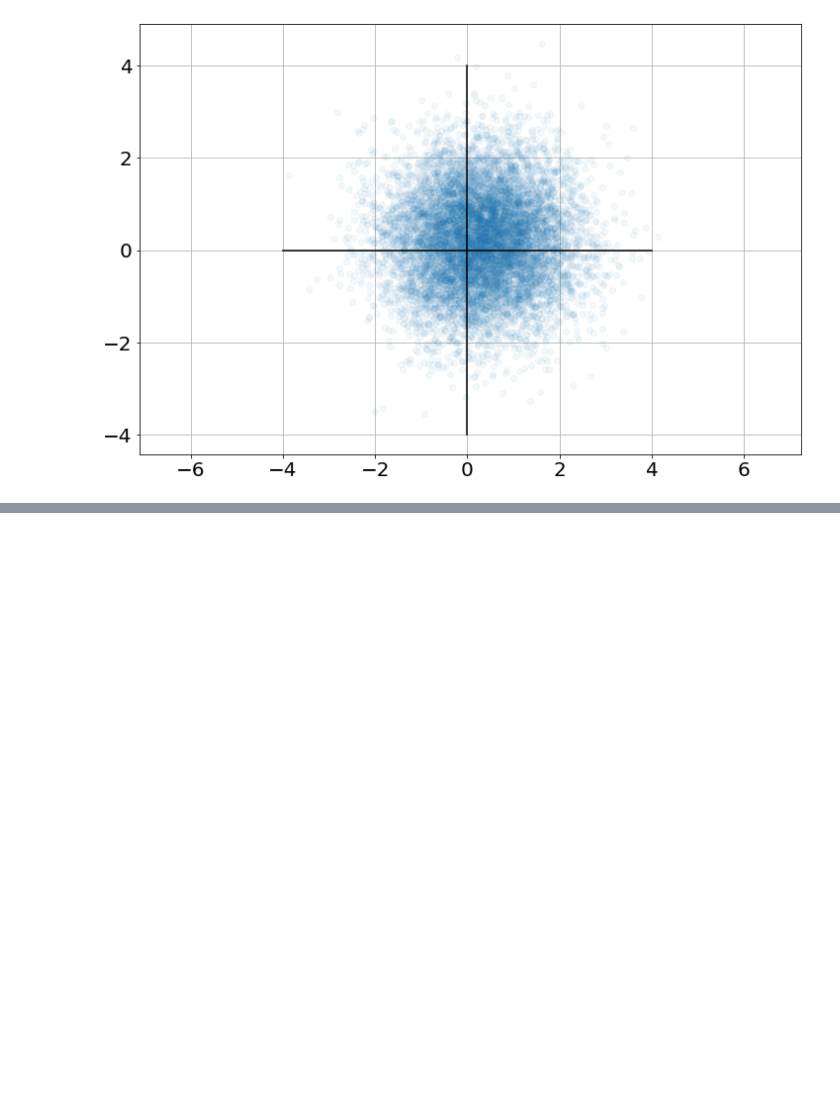
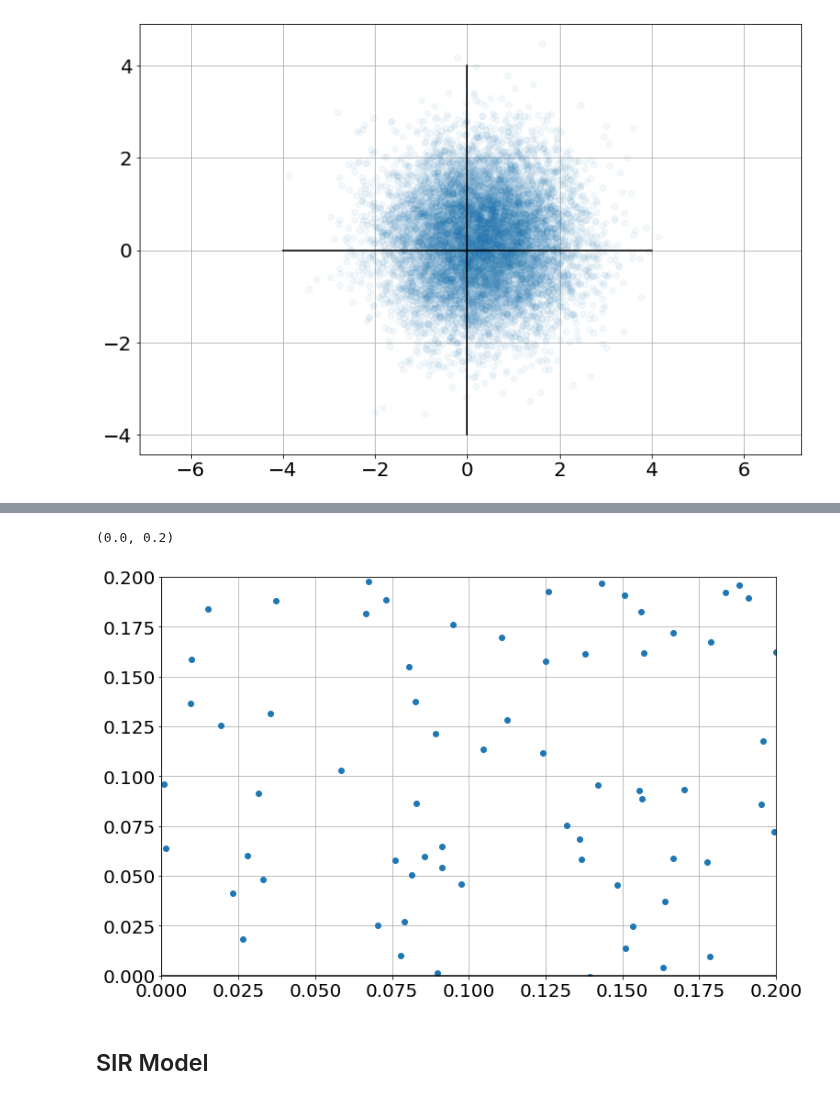
Before and after one commit to bblais/Computer-Programming-for-the-Sciences-Spring-2022, a Jupyter notebook: Sprint #3 - Parameter Fitting and Scientific Questions/2022-04-05 Class.ipynb, the cells around one changed output, grey strips where cells are left out. Drawn from its saved outputs; the diff is of its cells as text; code cells hidden in the pictures; blank space fills up the shorter version.

```diff
--- a/Sprint #3 - Parameter Fitting and Scientific Questions/2022-04-05 Class.ipynb
+++ b/Sprint #3 - Parameter Fitting and Scientific Questions/2022-04-05 Class.ipynb
@@ -95,0 +120,15 @@ axis('equal')
+# %%
+x=randn(10000)+.3
+y=randn(10000)+.2
+plot(x,y,'o',alpha=1)
+plot([0,0],[-4,4],'k-')
+plot([-4,4],[0,0],'k-')
+
+xlim([0,.2])
+ylim([0,.2])
+#axis('equal')
+# %% [output]
+(0.0, 0.2)
+[figure, added]
+# %% [markdown]
+## SIR Model
```
Also changed, not shown: parts of 9 cells of this notebook, 4 other files.
